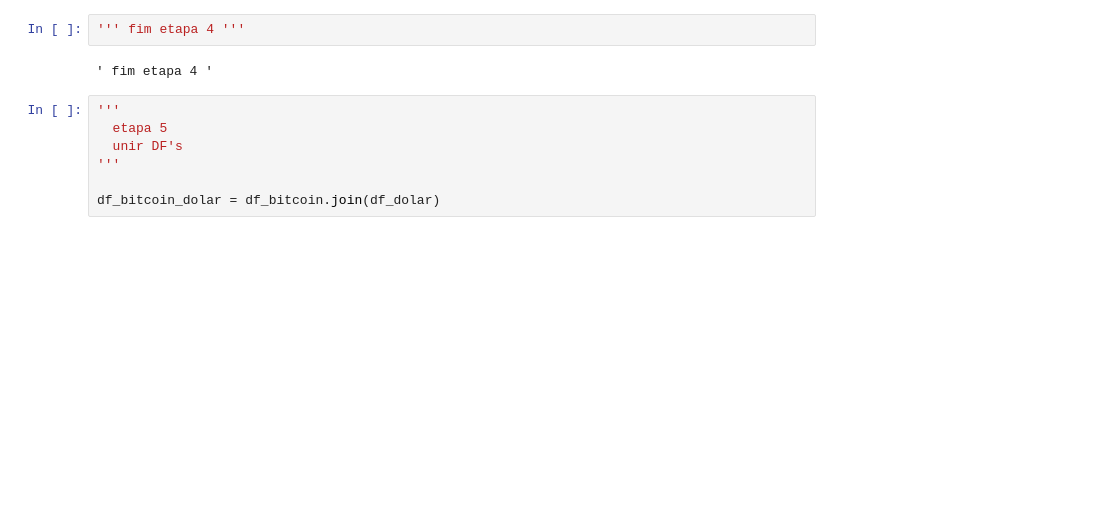
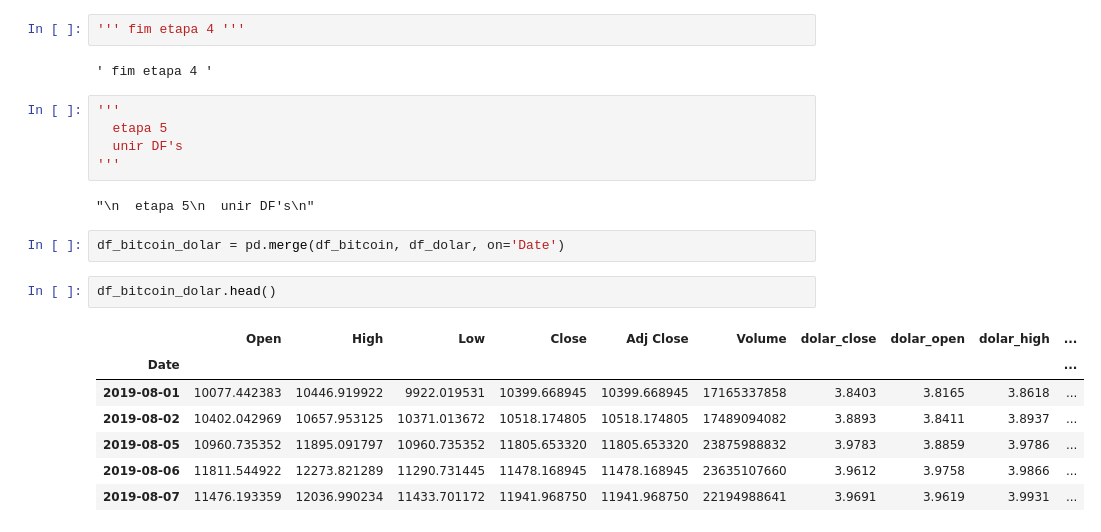
Before and after one commit to Jadeilson08/tcc-data-science, a Jupyter notebook: tcc.ipynb, the cells around one changed output. Cells and saved outputs as stored; diff of their text form; blank space fills up the shorter version.

```diff
--- a/tcc.ipynb
+++ b/tcc.ipynb
@@ -272,5 +270,17 @@ fig_dolar.show()
   etapa 5
   unir DF's
 '''
-
-df_bitcoin_dolar = df_bitcoin.join(df_dolar)
+# %% [output]
+"\n  etapa 5\n  unir DF's\n"
+# %%
+df_bitcoin_dolar = pd.merge(df_bitcoin, df_dolar, on='Date')
+# %%
+df_bitcoin_dolar.head()
+# %% [output]
+|  | Open | High | Low | Close | Adj Close | Volume | dolar_close | dolar_open | dolar_high | ... |
+| Date |  |  |  |  |  |  |  |  |  | ... |
+| 2019-08-01 | 10077.442383 | 10446.919922 | 9922.019531 | 10399.668945 | 10399.668945 | 17165337858 | 3.8403 | 3.8165 | 3.8618 | ... |
+| 2019-08-02 | 10402.042969 | 10657.953125 | 10371.013672 | 10518.174805 | 10518.174805 | 17489094082 | 3.8893 | 3.8411 | 3.8937 | ... |
+| 2019-08-05 | 10960.735352 | 11895.091797 | 10960.735352 | 11805.653320 | 11805.653320 | 23875988832 | 3.9783 | 3.8859 | 3.9786 | ... |
+| 2019-08-06 | 11811.544922 | 12273.821289 | 11290.731445 | 11478.168945 | 11478.168945 | 23635107660 | 3.9612 | 3.9758 | 3.9866 | ... |
+| 2019-08-07 | 11476.193359 | 12036.990234 | 11433.701172 | 11941.968750 | 11941.968750 | 22194988641 | 3.9691 | 3.9619 | 3.9931 | ... |
```
Also changed, not shown: parts of 10 cells of this notebook.
